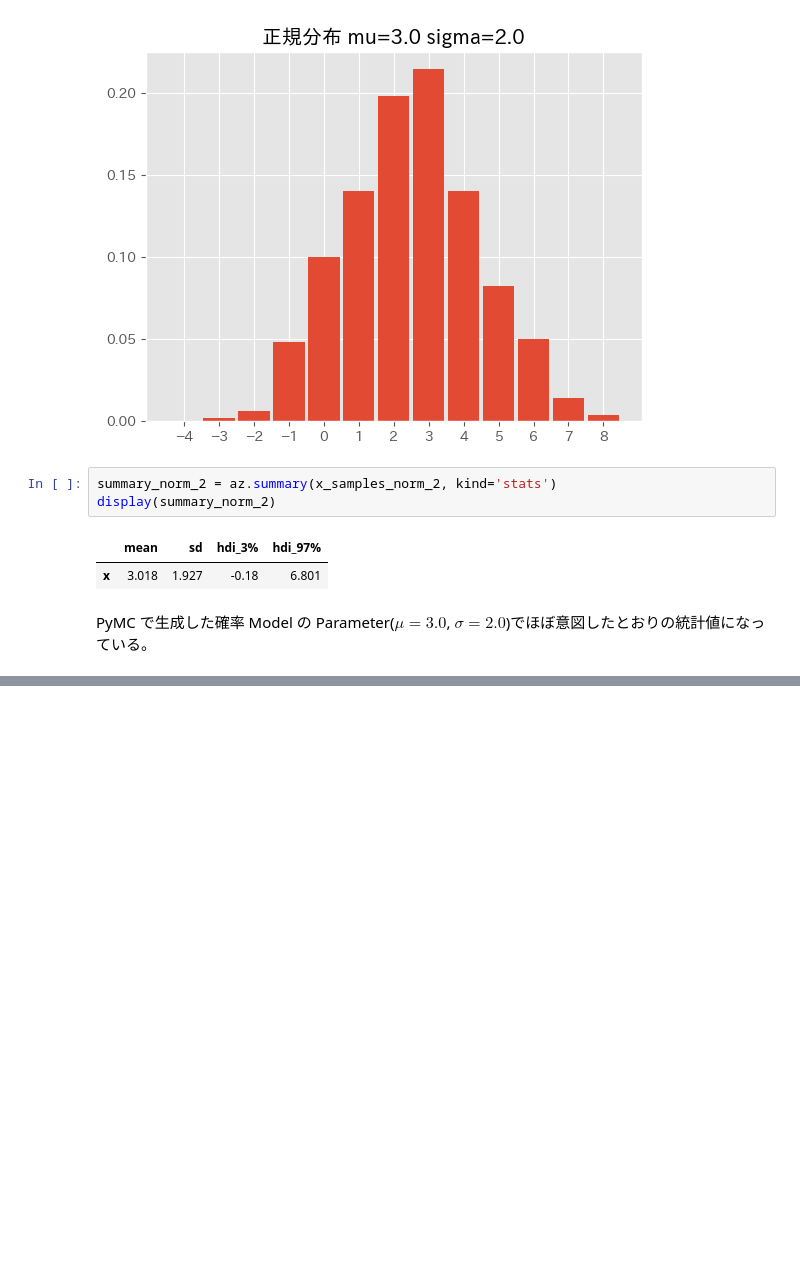
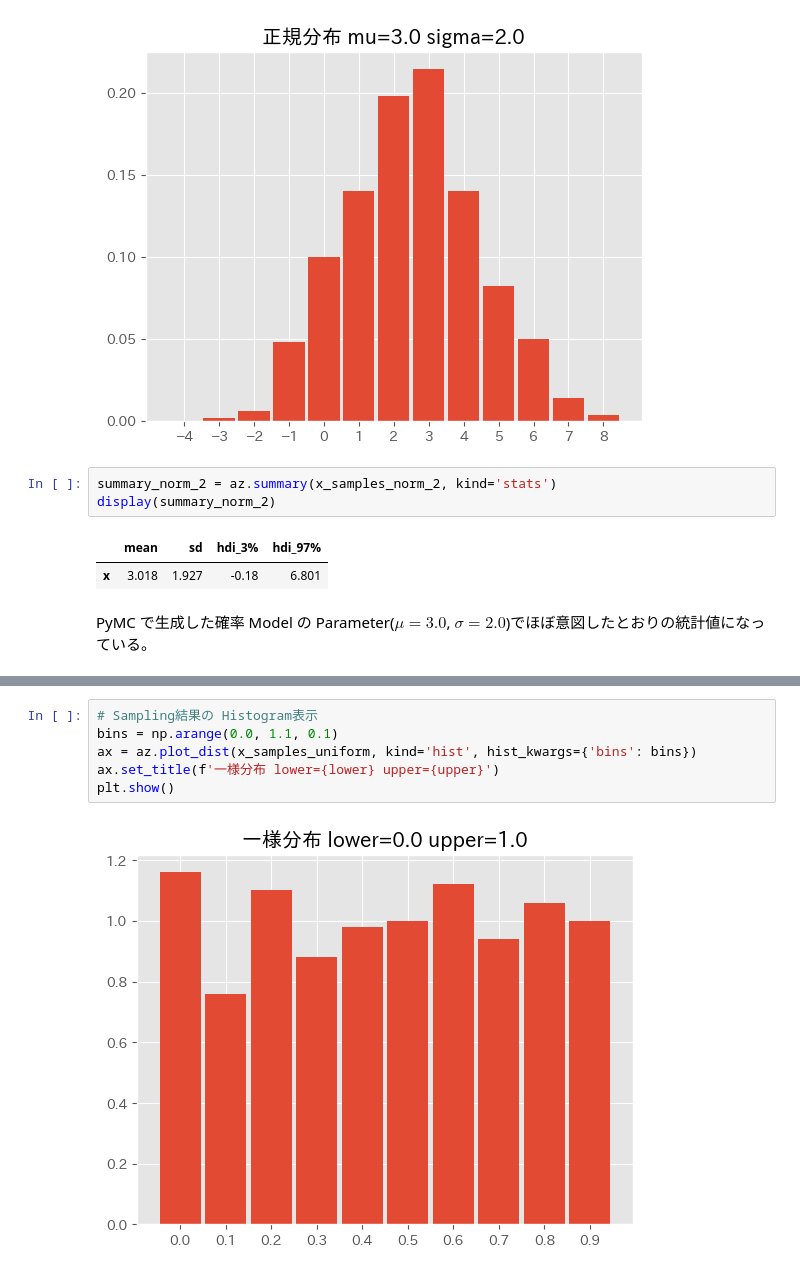
Before and after one commit to 1024xx4/py_bayes_intro, a Jupyter notebook: notebook.ipynb, the cells around one changed output, grey strips where cells are left out. Saved outputs shown, nothing was run; the diff lists cells and outputs as text; blank space fills up the shorter version.

```diff
--- a/notebook.ipynb
+++ b/notebook.ipynb
@@ -566,0 +628,8 @@ PyMC で生成した確率 Model の Parameter($\mu = 3.0$, $\sigma=2.0$)でほ
+# %%
+# Sampling結果の Histogram表示
+bins = np.arange(0.0, 1.1, 0.1)
+ax = az.plot_dist(x_samples_uniform, kind='hist', hist_kwargs={'bins': bins})
+ax.set_title(f'一様分布 lower={lower} upper={upper}')
+plt.show()
+# %% [output]
+[figure, added]
```
Also changed, not shown: parts of 9 cells of this notebook.
